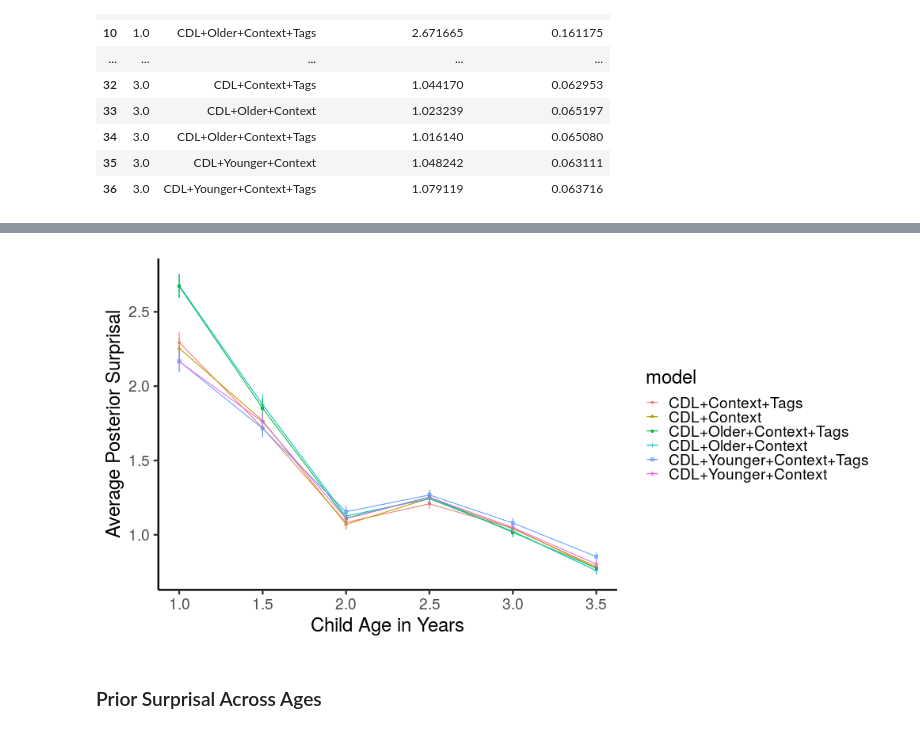
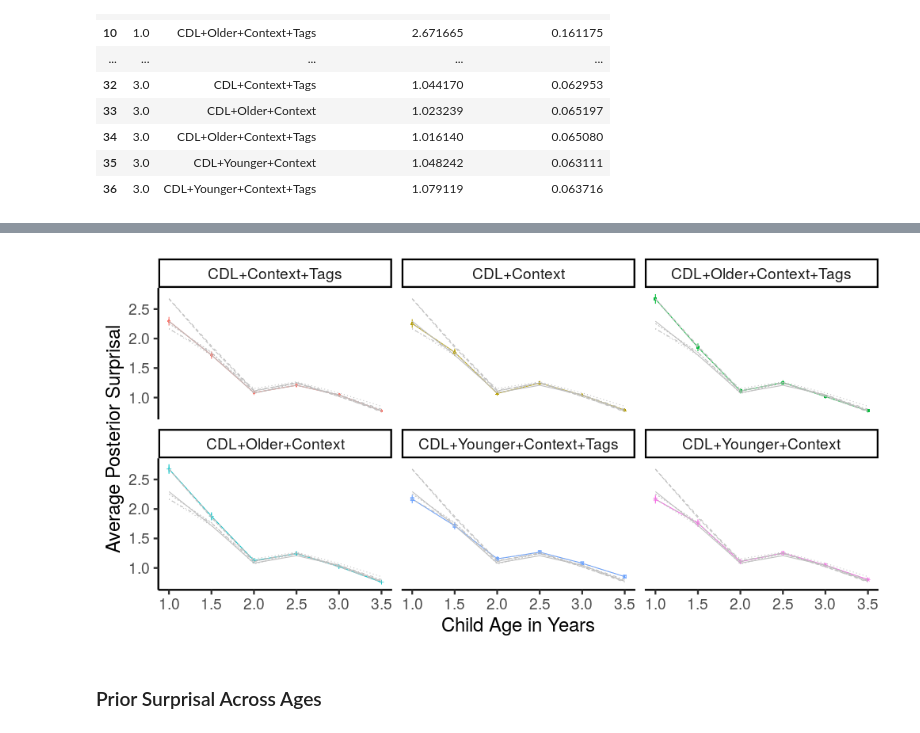
Before and after one commit to smeylan/child-directed-listening, a Jupyter notebook: Models across time analyses.ipynb, the cells around one changed output, grey strips where cells are left out. Saved outputs shown, nothing was run; the diff lists cells and outputs as text; code cells hidden in the pictures.

```diff
--- a/Models across time analyses.ipynb
+++ b/Models across time analyses.ipynb
@@ -303,9 +330,14 @@ Error in .subset2(x, i, exact = exact) : subscript out of bounds
 # %%
 %%R -w 1000 -h 500
+
+mean_surprisal_for_gray = do.call('rbind', lapply(unique(mean_surprisal_by_age$model), function(model){ get_ref_df(model, mean_surprisal_by_age)}))
+
 ggplot(mean_surprisal_by_age) + geom_point(aes(x=age, y=posterior_surprisal_mean, color=model,
 shape = model)) + geom_line(aes(x=age, y=posterior_surprisal_mean, color=model)
 ) + geom_errorbar(aes(x=age, ymin=posterior_surprisal_mean - .5*posterior_surprisal_sem,
 ymax=posterior_surprisal_mean + .5*posterior_surprisal_sem, color=model ), width=0) + theme_classic(
-base_size = 24) + ylab('Average Posterior Surprisal') + xlab('Child Age in Years')
+base_size = 24) + ylab('Average Posterior Surprisal') + xlab('Child Age in Years') +
+facet_wrap(~model) + geom_line(data=mean_surprisal_for_gray, aes(x=age,y=posterior_surprisal_mean, linetype = line_model),colour='gray', alpha=1) +
+theme(legend.position='none')
 # %% [output]
-[figure, old version]
+[figure, new version]
```
Also changed, not shown: parts of 14 cells of this notebook, 10 other files.
